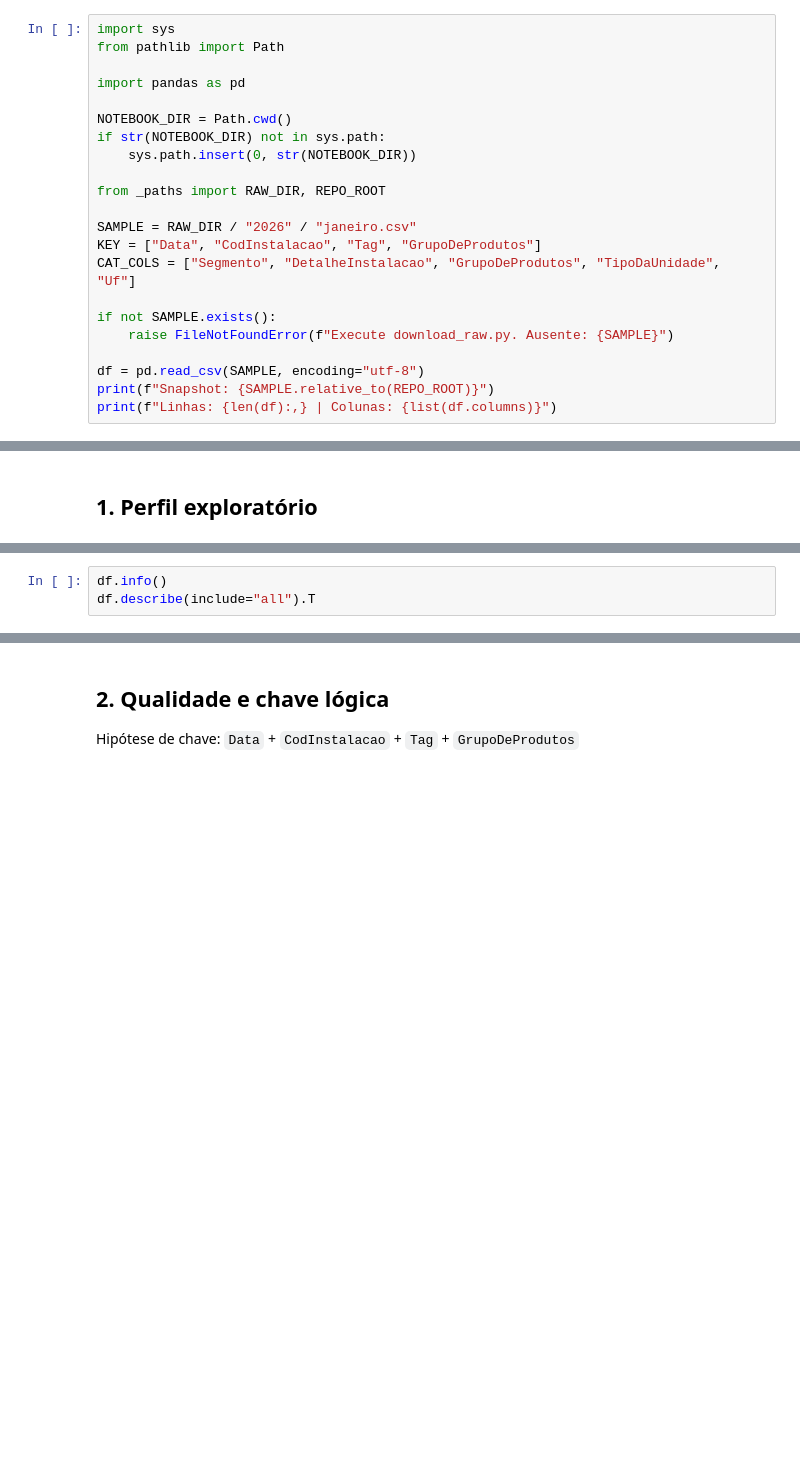
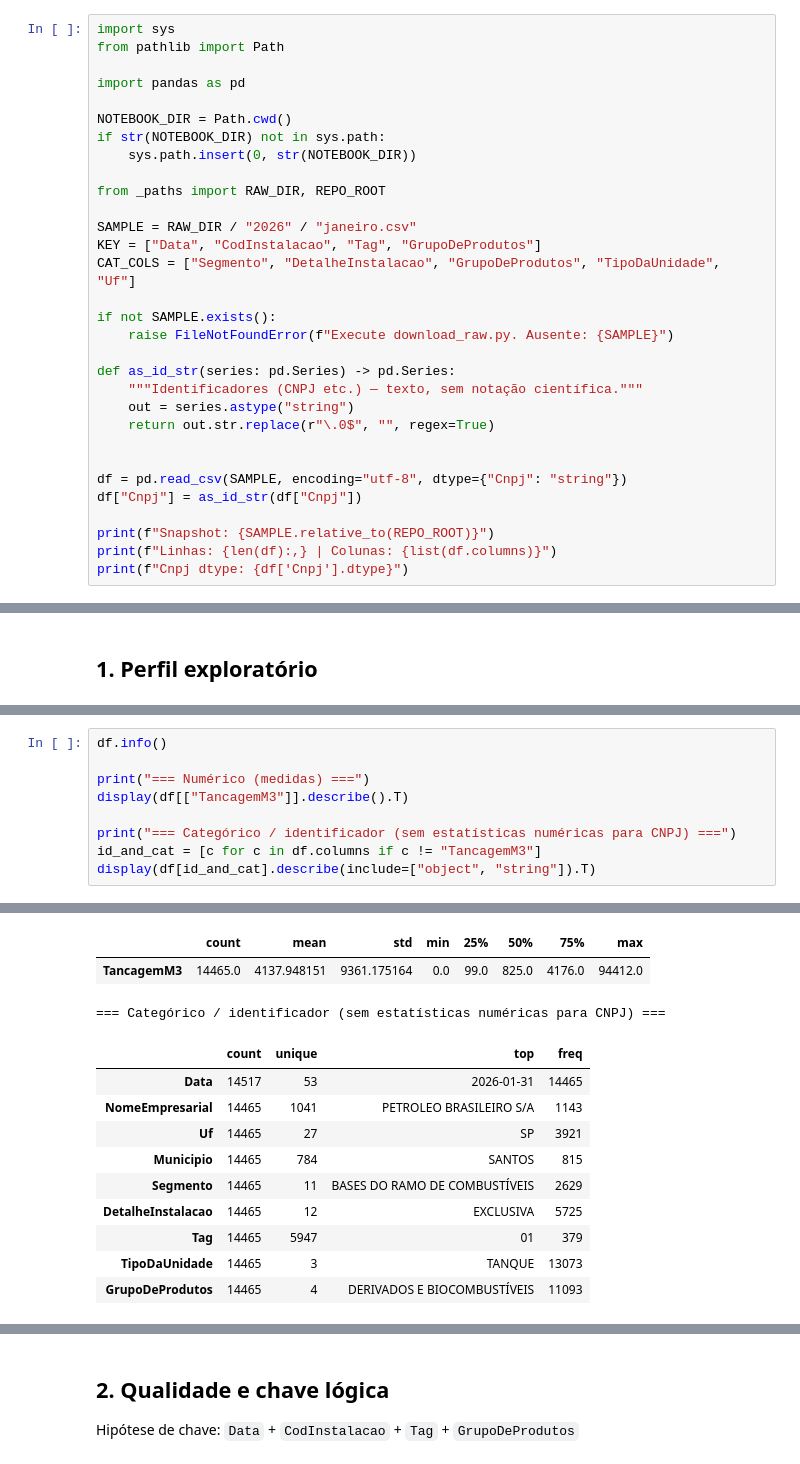
Before and after one commit to GabrielTrentino/anp-fuel-analytics, a Jupyter notebook: estudos/tancagem-abastecimento/notebooks/01_perfil_exploratorio.ipynb, the cells around one changed output, grey strips where cells are left out. Saved outputs shown, nothing was run; the diff lists cells and outputs as text; blank space fills up the shorter version.

Commit message:
Remoção de analise numerica para cnpj em tancagem-abastecimento

```diff
--- a/estudos/tancagem-abastecimento/notebooks/01_perfil_exploratorio.ipynb
+++ b/estudos/tancagem-abastecimento/notebooks/01_perfil_exploratorio.ipynb
@@ -29,6 +29,15 @@ CAT_COLS = ["Segmento", "DetalheInstalacao", "GrupoDeProdutos", "TipoDaUnidade",
 if not SAMPLE.exists():
     raise FileNotFoundError(f"Execute download_raw.py. Ausente: {SAMPLE}")
 
-df = pd.read_csv(SAMPLE, encoding="utf-8")
+def as_id_str(series: pd.Series) -> pd.Series:
+    """Identificadores (CNPJ etc.) — texto, sem notação científica."""
+    out = series.astype("string")
+    return out.str.replace(r"\.0$", "", regex=True)
+
+
+df = pd.read_csv(SAMPLE, encoding="utf-8", dtype={"Cnpj": "string"})
+df["Cnpj"] = as_id_str(df["Cnpj"])
+
 print(f"Snapshot: {SAMPLE.relative_to(REPO_ROOT)}")
 print(f"Linhas: {len(df):,} | Colunas: {list(df.columns)}")
+print(f"Cnpj dtype: {df['Cnpj'].dtype}")
@@ -39,3 +56,10 @@ df.head(3)
-# %%
-df.info()
-df.describe(include="all").T
+# %%
+df.info()
+
+print("=== Numérico (medidas) ===")
+display(df[["TancagemM3"]].describe().T)
+
+print("=== Categórico / identificador (sem estatísticas numéricas para CNPJ) ===")
+id_and_cat = [c for c in df.columns if c != "TancagemM3"]
+display(df[id_and_cat].describe(include=["object", "string"]).T)
+# %% [output]
@@ -42,3 +86,16 @@ df.describe(include="all").T
+|  | count | mean | std | min | 25% | 50% | 75% | max |
+| TancagemM3 | 14465.0 | 4137.948151 | 9361.175164 | 0.0 | 99.0 | 825.0 | 4176.0 | 94412.0 |
+=== Categórico / identificador (sem estatísticas numéricas para CNPJ) ===
+|  | count | unique | top | freq |
+| Data | 14517 | 53 | 2026-01-31 | 14465 |
+| NomeEmpresarial | 14465 | 1041 | PETROLEO BRASILEIRO S/A | 1143 |
+| Uf | 14465 | 27 | SP | 3921 |
+| Municipio | 14465 | 784 | SANTOS | 815 |
+| Segmento | 14465 | 11 | BASES DO RAMO DE COMBUSTÍVEIS | 2629 |
+| DetalheInstalacao | 14465 | 12 | EXCLUSIVA | 5725 |
+| Tag | 14465 | 5947 | 01 | 379 |
+| TipoDaUnidade | 14465 | 3 | TANQUE | 13073 |
+| GrupoDeProdutos | 14465 | 4 | DERIVADOS E BIOCOMBUSTÍVEIS | 11093 |
 # %%
 for col in CAT_COLS:
     print(f"\n=== {col} ({df[col].nunique()} únicos) ===")
```
Also changed, not shown: parts of 11 cells of this notebook.
